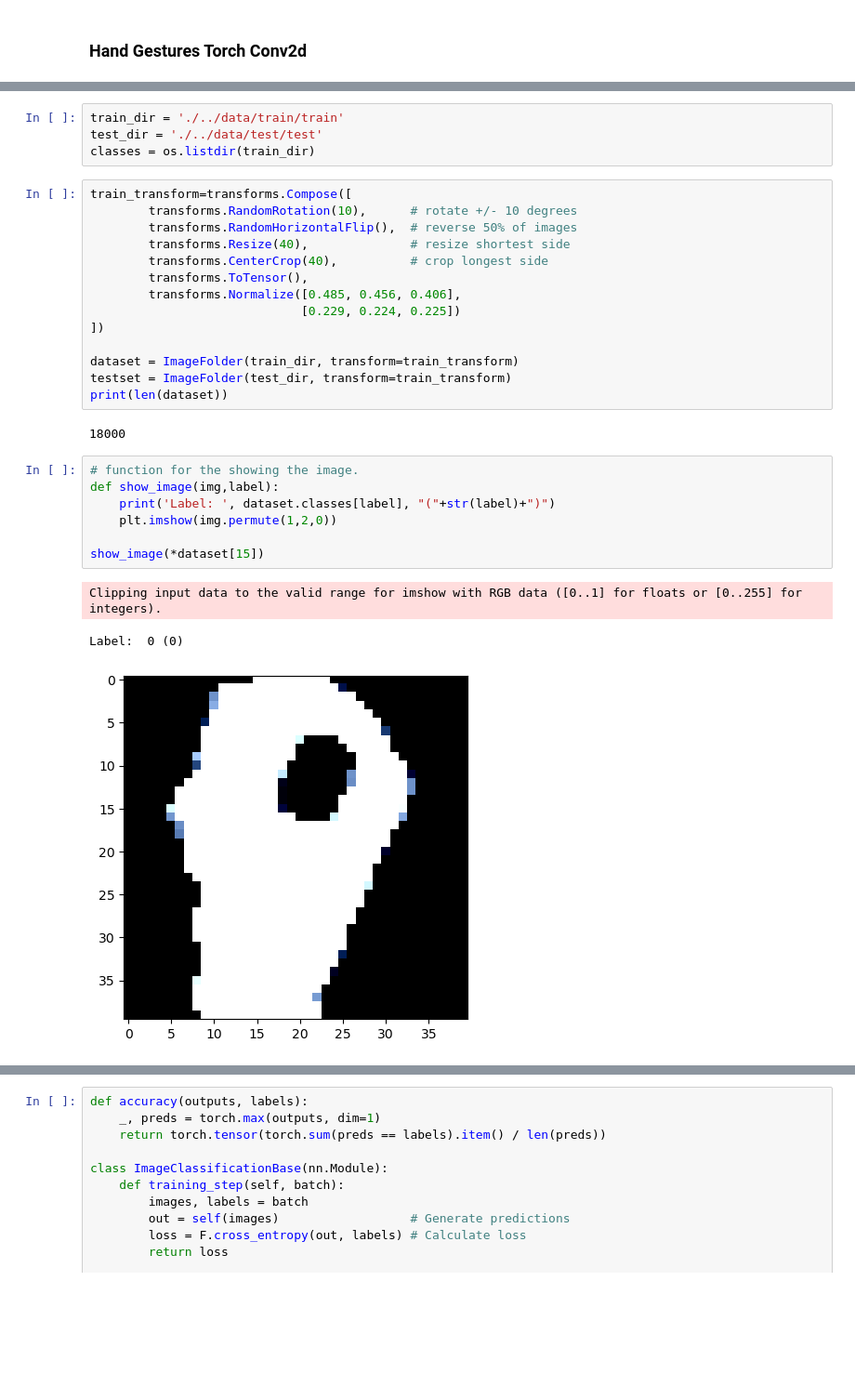
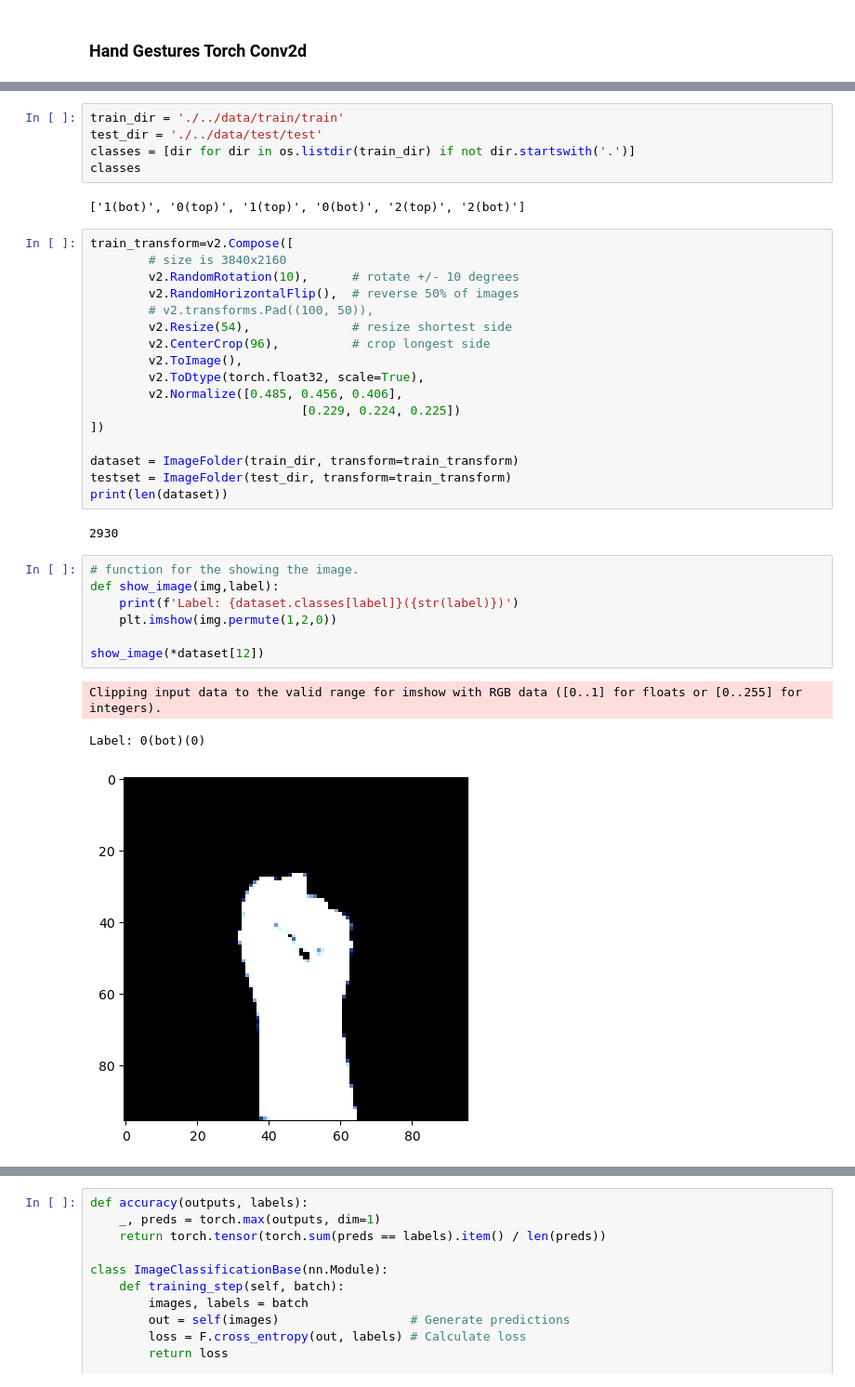
Before and after one commit to ddehghani/HandGestureRecognition, a Jupyter notebook: FirstAppraoch.ipynb, the cells around one changed output, grey strips where cells are left out. Shown: that part at 93% size. Drawn from its saved outputs; the diff is of its cells as text; blank space fills up the shorter version.

```diff
--- a/FirstAppraoch.ipynb
+++ b/FirstAppraoch.ipynb
@@ -20,15 +16,21 @@ import matplotlib.pyplot as plt
 # %%
 train_dir = './../data/train/train'
 test_dir = './../data/test/test'
-classes = os.listdir(train_dir)
+classes = [dir for dir in os.listdir(train_dir) if not dir.startswith('.')]
+classes
+# %% [output]
+['1(bot)', '0(top)', '1(top)', '0(bot)', '2(top)', '2(bot)']
 # %%
-train_transform=transforms.Compose([
-        transforms.RandomRotation(10),      # rotate +/- 10 degrees
-        transforms.RandomHorizontalFlip(),  # reverse 50% of images
-        transforms.Resize(40),              # resize shortest side
-        transforms.CenterCrop(40),          # crop longest side
-        transforms.ToTensor(),
-        transforms.Normalize([0.485, 0.456, 0.406],
+train_transform=v2.Compose([
+        # size is 3840x2160
+        v2.RandomRotation(10),      # rotate +/- 10 degrees
+        v2.RandomHorizontalFlip(),  # reverse 50% of images
+        # v2.transforms.Pad((100, 50)),
+        v2.Resize(54),              # resize shortest side
+        v2.CenterCrop(96),          # crop longest side
+        v2.ToImage(),
+        v2.ToDtype(torch.float32, scale=True),
+        v2.Normalize([0.485, 0.456, 0.406],
                              [0.229, 0.224, 0.225])
 ])
 
@@ -36,17 +38,17 @@ dataset = ImageFolder(train_dir, transform=train_transform)
 testset = ImageFolder(test_dir, transform=train_transform)
 print(len(dataset))
 # %% [output]
-18000
+2930
 # %%
 # function for the showing the image.
 def show_image(img,label):
-    print('Label: ', dataset.classes[label], "("+str(label)+")")
+    print(f'Label: {dataset.classes[label]}({str(label)})')
     plt.imshow(img.permute(1,2,0))
 
-show_image(*dataset[15])
+show_image(*dataset[12])
 # %% [output]
 Clipping input data to the valid range for imshow with RGB data ([0..1] for floats or [0..255] for integers).
-Label:  0 (0)
+Label: 0(bot)(0)
-[figure, old version]
+[figure, new version]
 # %%
 torch.manual_seed(10)
```
Also changed, not shown: parts of 25 cells of this notebook, 3 other files.
